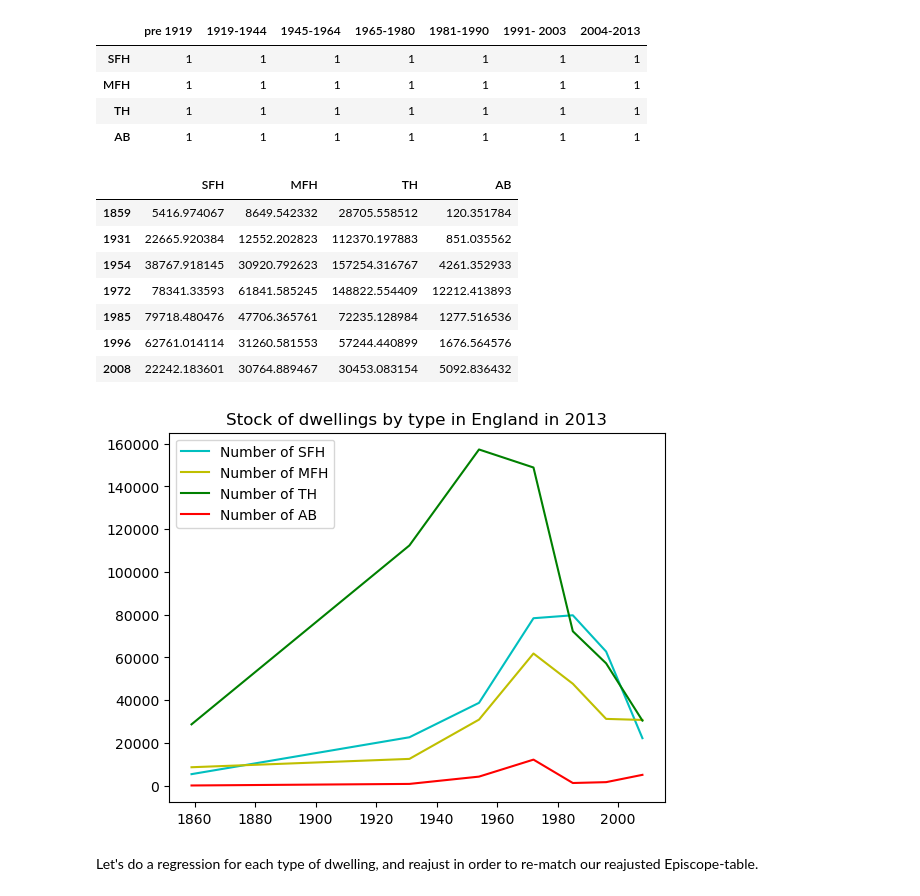
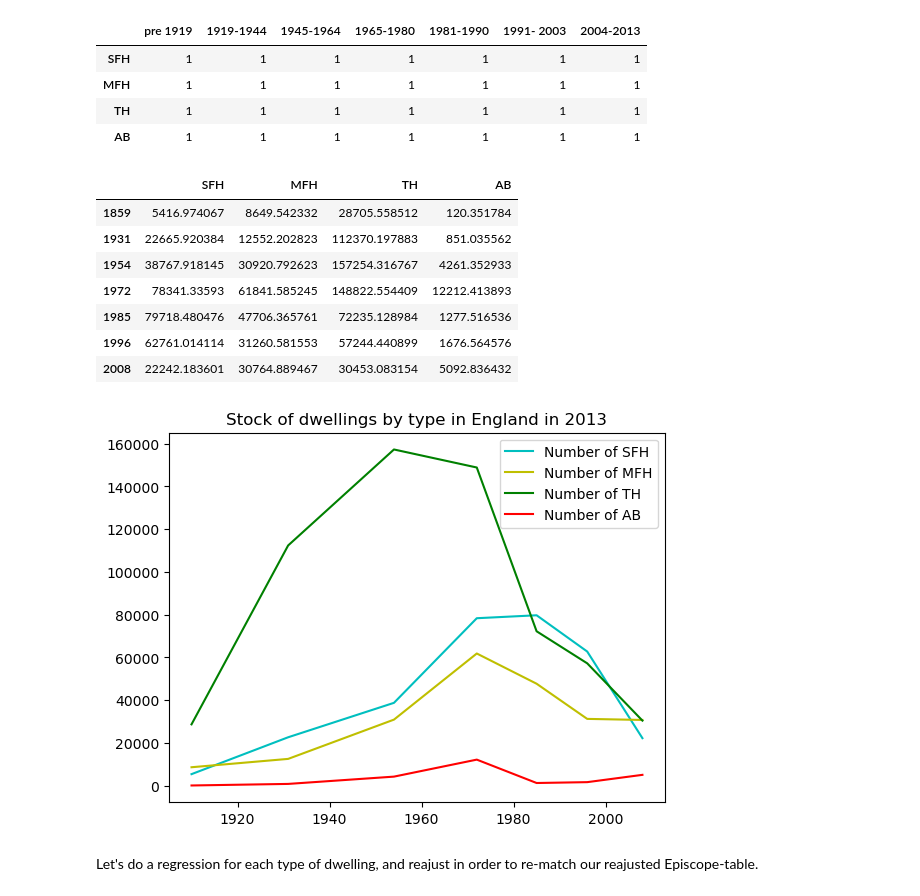
Before and after one commit to tiffanyth/MFA-dwelling, a Jupyter notebook: Modelling.ipynb, the cells around one changed output. Drawn from its saved outputs; the diff is of its cells as text; code cells hidden in the pictures.

```diff
--- a/Modelling.ipynb
+++ b/Modelling.ipynb
@@ -498,34 +499,35 @@ def mid_year(cohorts,data,table,ratio):
         for d in np.arange(1800,cohorts[0]+1):
             mid = D[0]
             table.loc[i,d] = table.loc[i,mid]+ratio.loc[i,ratio.columns[j]]*(d-mid)
     for j in np.arange(1,n):
         for i in table.index:
             for d in np.arange(cohorts[j-1],cohorts[j]+1):
                 mid = D[j]
                 table.loc[i,d] = table.loc[i,mid]+ratio.loc[i,ratio.columns[j]]*(d-mid)
     #for i in np.arange(1800,cohorts[0]):
     return table
 """
 
 approx_year = mid_year_approx(cohorts,EPISCOPE_TYP_freq,EPISCOPE_TYP_freq_by_year)
 
 approx_year = approx_year.T
 display(approx_year)
+approx_year = approx_year.rename(index={1859:1910})
 
 snsline_cum(approx_year,'SFH','c',"Number of SFH","Stock of dwellings by type in England in 2013","Output/Dwe-by-type-Eng-2013.png")
 snsline_cum(approx_year,'MFH','y',"Number of MFH","Stock of dwellings by type in England in 2013","Output/Dwe-by-type-Eng-2013.png")
 snsline_cum(approx_year,'TH','g',"Number of TH","Stock of dwellings by type in England in 2013","Output/Dwe-by-type-Eng-2013.png")
 snsline_cum(approx_year,'AB','r',"Number of AB","Stock of dwellings by type in England in 2013","Output/Dwe-by-type-Eng-2013.png")
 # %% [output]
 |  | SFH | MFH | TH | AB |
 | 1859 | 5416.974067 | 8649.542332 | 28705.558512 | 120.351784 |
 | 1931 | 22665.920384 | 12552.202823 | 112370.197883 | 851.035562 |
 | 1954 | 38767.918145 | 30920.792623 | 157254.316767 | 4261.352933 |
 | 1972 | 78341.33593 | 61841.585245 | 148822.554409 | 12212.413893 |
 | 1985 | 79718.480476 | 47706.365761 | 72235.128984 | 1277.516536 |
 | 1996 | 62761.014114 | 31260.581553 | 57244.440899 | 1676.564576 |
 | 2008 | 22242.183601 | 30764.889467 | 30453.083154 | 5092.836432 |
-[figure, old version]
+[figure, new version]
 # %% [markdown]
 Let's do a regression for each type of dwelling, and reajust in order to re-match our reajusted Episcope-table.
 # %%
```
Also changed, not shown: parts of 36 cells of this notebook.
